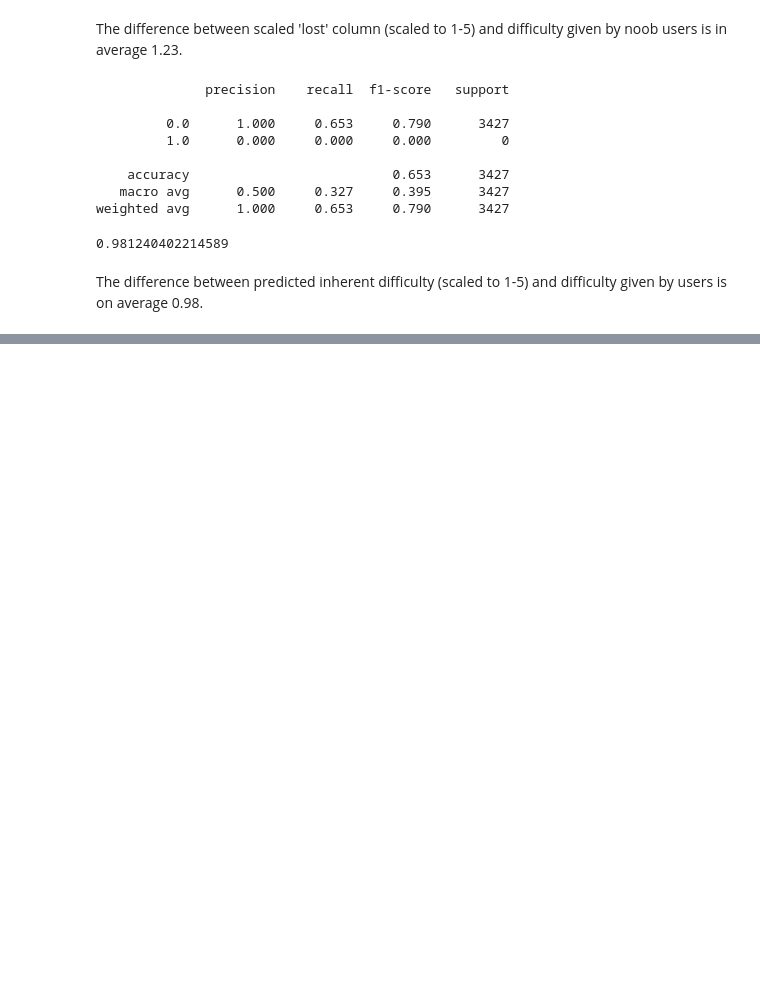
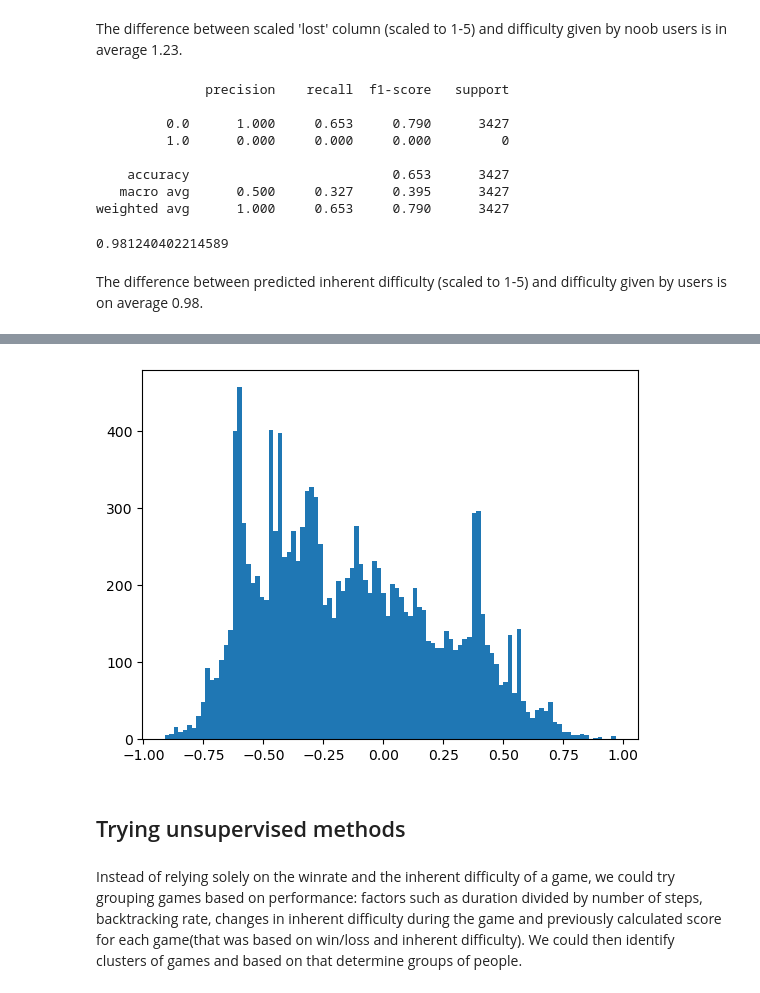
Before and after one commit to epfl-ada/ada-2024-project-outliars, a Jupyter notebook: results.ipynb, the cells around one changed output, grey strips where cells are left out. Drawn from its saved outputs; the diff is of its cells as text; code cells hidden in the pictures; blank space fills up the shorter version.

Commit message:
analysis of players

```diff
--- a/results.ipynb
+++ b/results.ipynb
@@ -3003,0 +3064,8 @@ The difference between predicted inherent difficulty (scaled to 1-5) and difficu
+# %%
+finished = games_pl.copy()['finished']
+players = games_pl.copy()['newhashIP']
+games_pl.drop(columns = ['finished', 'newhashIP'], inplace = True)
+# %%
+X = scaler.transform(games_pl)
+games_pl['inh_diff'] = model.predict(X)
+games_pl.head()
@@ -3003,0 +3080,5 @@ The difference between predicted inherent difficulty (scaled to 1-5) and difficu
+# %%
+games_inh_diff = games_pl.copy()
+games_inh_diff['playerID'] = players
+games_inh_diff['finished'] = finished
+games_inh_diff.head()
@@ -3003,0 +3093,9 @@ The difference between predicted inherent difficulty (scaled to 1-5) and difficu
+# %%
+def apply_to_group(group):
+    group['scores'] = group.apply(lambda row: row['inh_diff'] if row['finished'] else -(1 - row['inh_diff']), axis=1)
+    #group = group.reset_index()
+    return (group['scores'].sum()) / group.shape[0]
+
+player_scores = games_inh_diff.groupby('playerID').apply(apply_to_group, include_groups=False)
+#player_total_scores = player_scores.groupby('playerID')['scores'].sum()
+player_scores.head()
@@ -3003,0 +3110,9 @@ The difference between predicted inherent difficulty (scaled to 1-5) and difficu
+# %%
+plt.hist(player_scores, bins = 100)
+plt.show()
+# %% [output]
+[figure, added]
+# %% [markdown]
+## Trying unsupervised methods
+# %% [markdown]
+Instead of relying solely on the winrate and the inherent difficulty of a game, we could try grouping games based on performance: factors such as duration divided by number of steps, backtracking rate, changes in inherent difficulty during the game and previously calculated score for each game(that was based on win/loss and inherent difficulty). We could then identify clusters of games and based on that determine groups of people.
```
Also changed, not shown: parts of 31 cells of this notebook.
